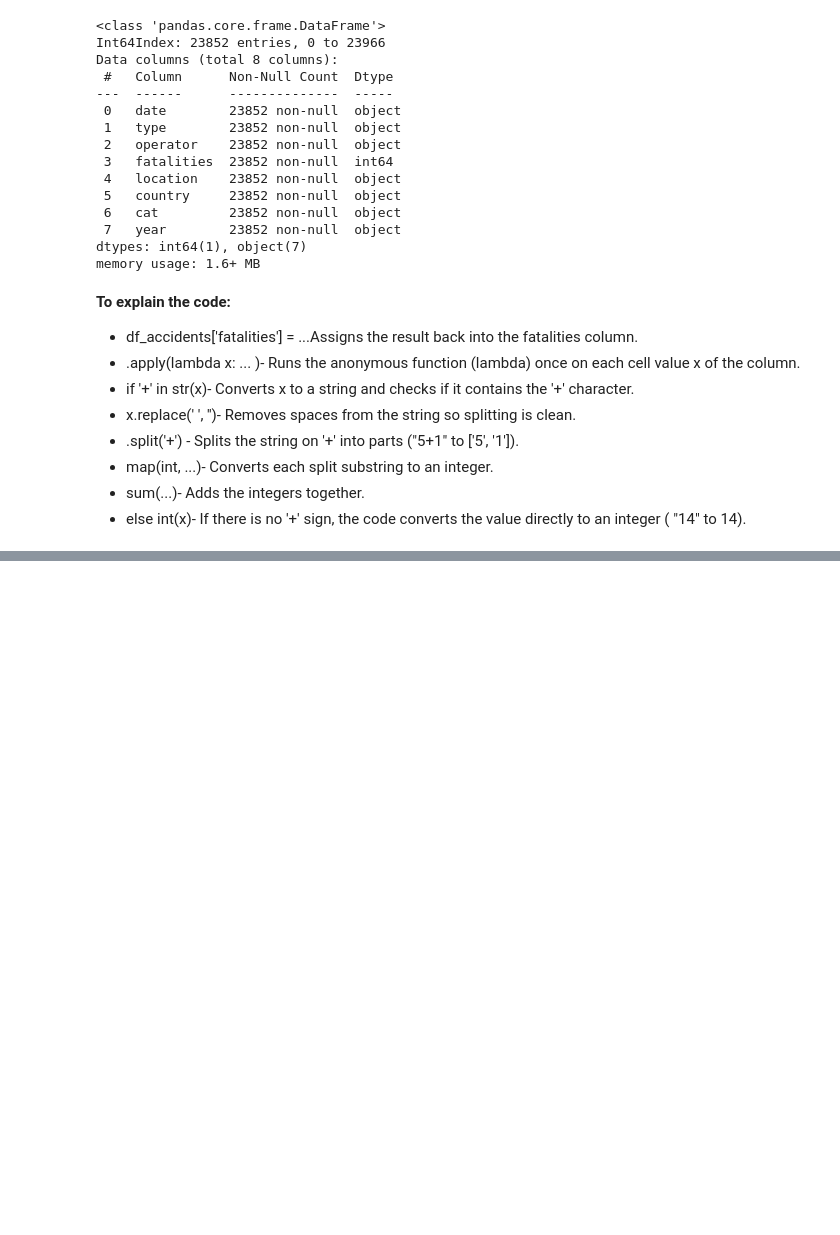
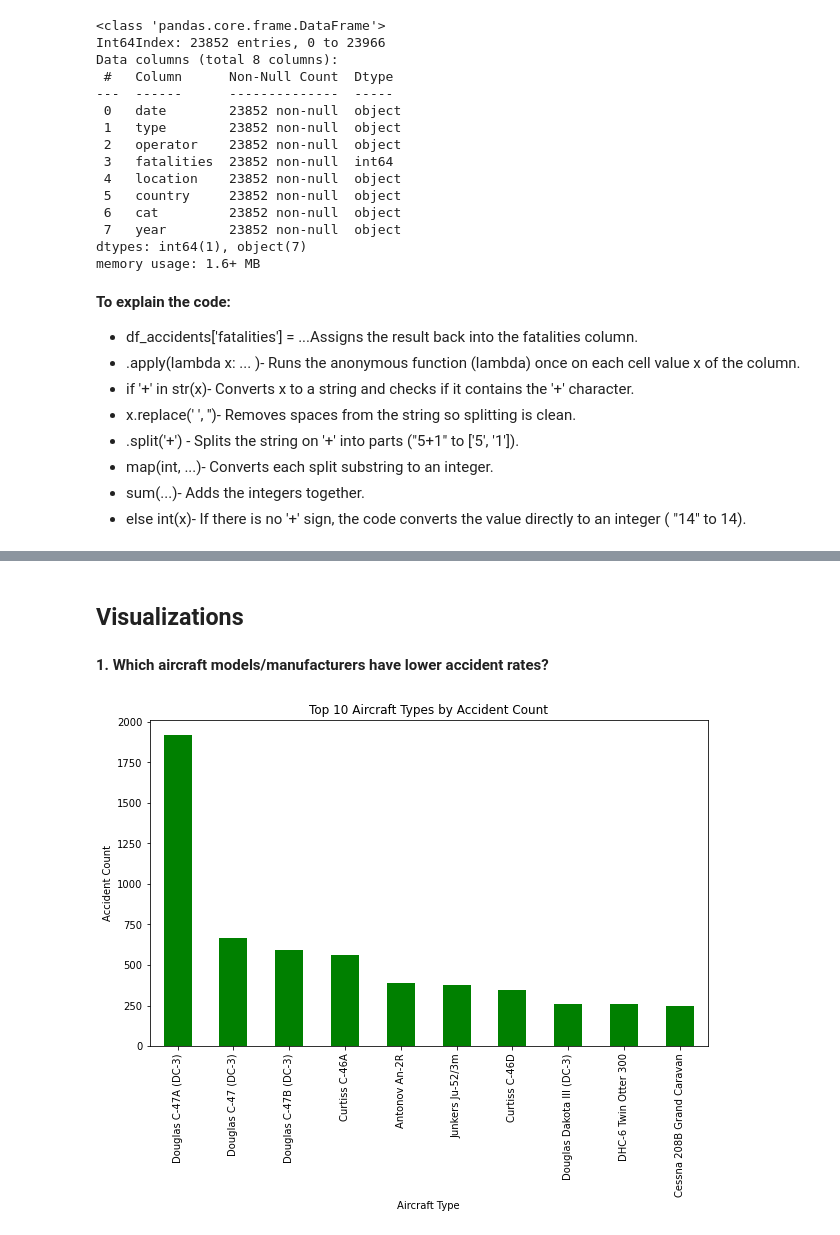
Before and after one commit to sheillamacharia/aviation_risk_insights, a Jupyter notebook: aviation_accident_data.ipynb, the cells around one changed output, grey strips where cells are left out. Drawn from its saved outputs; the diff is of its cells as text; code cells hidden in the pictures; blank space fills up the shorter version.

```diff
--- a/aviation_accident_data.ipynb
+++ b/aviation_accident_data.ipynb
@@ -335,0 +355,4 @@ memory usage: 1.6+ MB
+# %%
+# accident counts by aircraft type
+accident_counts = df_accidents['type'].value_counts()
+accident_counts
@@ -335,0 +372,4 @@ memory usage: 1.6+ MB
+# %%
+# Top 10 aircraft types with highest accident frequency
+top_types = accident_counts.head(10)
+top_types
@@ -335,0 +513,13 @@ memory usage: 1.6+ MB
+# %% [markdown]
+## **Visualizations**
+# %% [markdown]
+**1. Which aircraft models/manufacturers have lower accident rates?**
+# %%
+plt.figure(figsize=(10,6))
+top_types.plot(kind='bar', color='green')
+plt.title("Top 10 Aircraft Types by Accident Count")
+plt.ylabel("Accident Count")
+plt.xlabel("Aircraft Type")
+plt.show()
+# %% [output]
+[figure, added]
```
Also changed, not shown: parts of 34 cells of this notebook.
